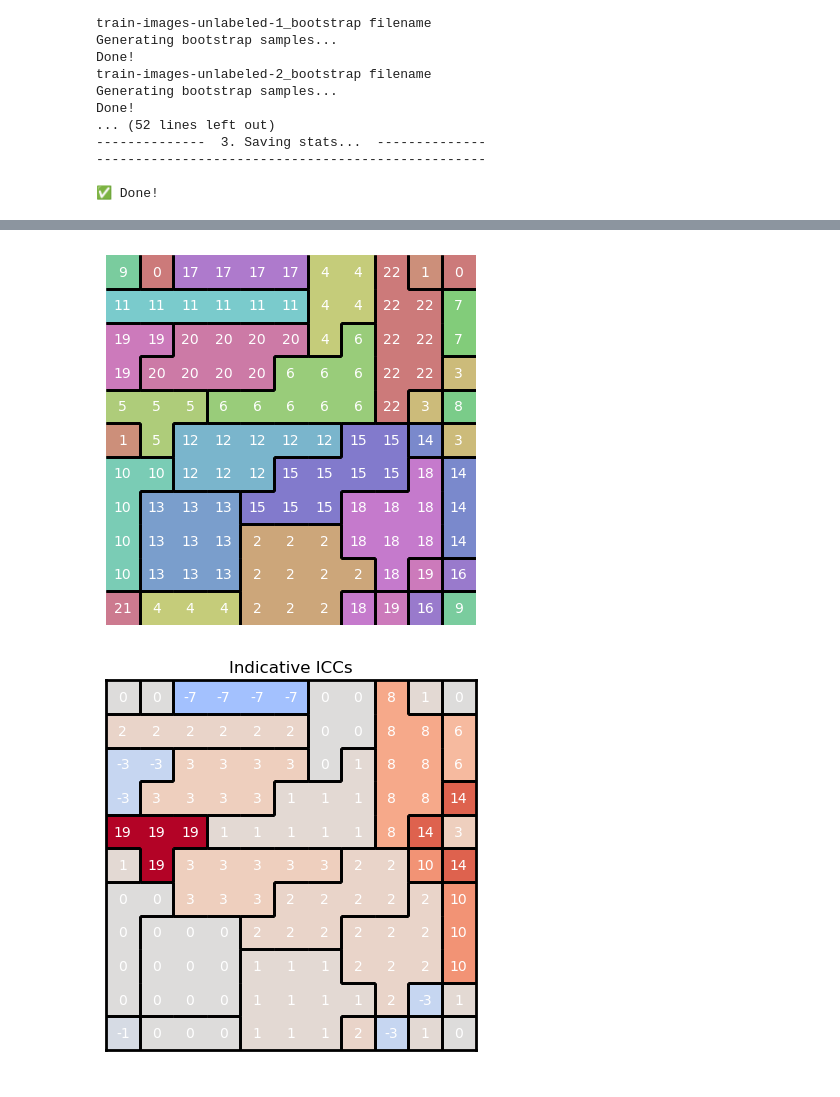
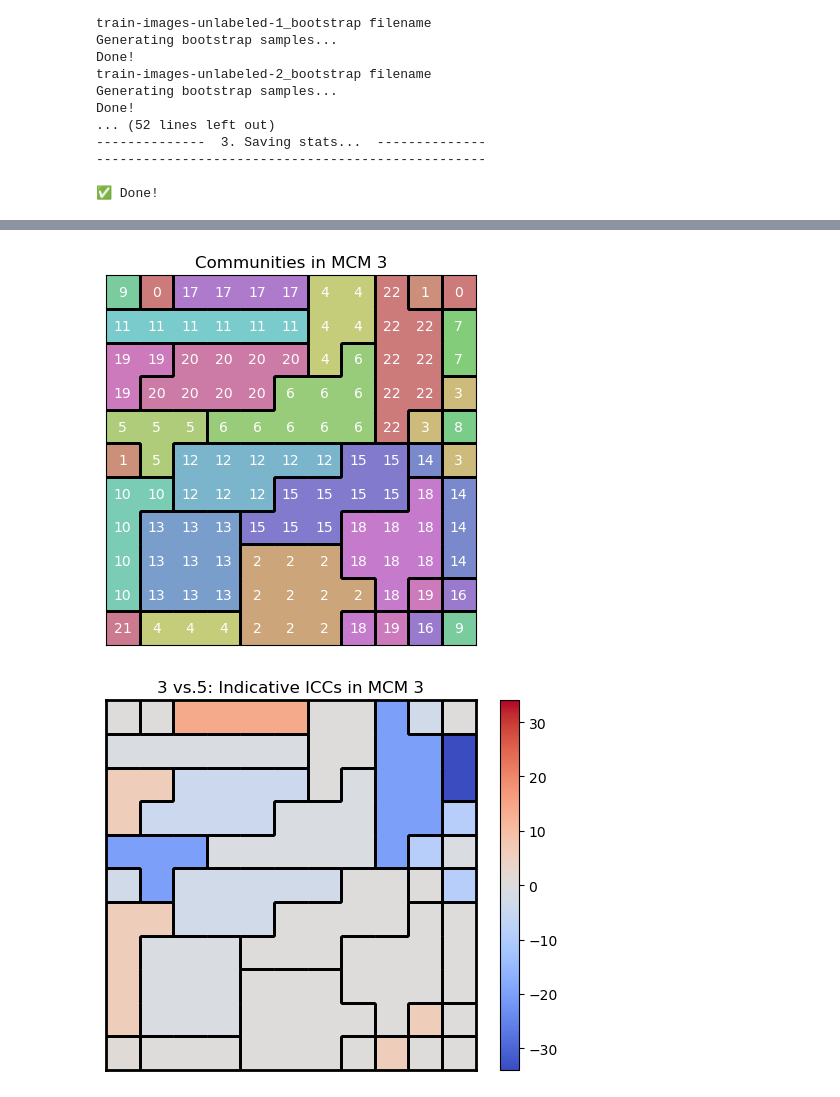
Before and after one commit to PaulHosek/MCM_classifier, a Jupyter notebook: Classifier_1/classifier/bin/reworking_clf.ipynb, the cells around one changed output, grey strips where cells are left out. Drawn from its saved outputs; the diff is of its cells as text; code cells hidden in the pictures.

```diff
--- a/Classifier_1/classifier/bin/reworking_clf.ipynb
+++ b/Classifier_1/classifier/bin/reworking_clf.ipynb
@@ -125,0 +79,2 @@ icc_idx_map = out.reshape((11,11))
+# %%
+mcm_index = 3
@@ -126,16 +84,20 @@ icc_idx_map = out.reshape((11,11))
+# %%
+mcm3_comms_map = myplot.generate_icc_comms_map(all_MCM[mcm_index])
 # %%
 pastel_cmap = myplot.create_pastel_cmap(121)
-borders = myplot.find_borders(icc_idx_map)
-comms = icc_idx_map.astype(int) #TODO use the values here that indicate how indicative this ICC is
+borders = myplot.find_borders(mcm3_comms_map)
+comms = mcm3_comms_map.astype(int) #TODO use the values here that indicate how indicative this ICC is
 lw = 2
 plt.figure()
+plt.title("Communities in MCM 3")
 myplot.draw_all_borders(borders)
 myplot.draw_all_values(comms)
-plt.imshow(icc_idx_map, cmap=pastel_cmap)
-plt.axis("off")
+plt.imshow(mcm3_comms_map, cmap=pastel_cmap)
+plt.xticks([])
+plt.yticks([])
 plt.show()
 # %% [output]
-[figure, old version]
+[figure, new version]
 # %%
 # difference 3 vs. 5
 dif_35 = all_P_icc[:,:,[3,5]].mean(axis=1)
@@ -145,27 +107,26 @@ dif_35 = np.diff(dif_35, axis=1).flatten()
 dif_3r = all_P_icc.mean(axis=1)
 dif_3r = dif_3r[:,3] - dif_3r.mean(axis=1)
 # %%
-bias = (dif_3r[vals]*100).astype(int)
-absmax =bias.flat[np.abs(bias).argmax()] # scale axis
-
+bias = (dif_35[comms]*100).astype(int)
+absmax = np.abs(bias.flat[np.abs(bias).argmax()]) # scale axis
 # diff_map is difference in average probabilities of an ICC over all images of class 3 vs class 5
 # FIXME problem is that borders are not enough to indicate which cells are the same ICC because they must not be adjacent
 
 plt.figure()
 # plt.title("Bias of ICC probabilities in MCM 3 for class 3 vs. class 5.") # plt.title(" Higher values = higher avg P for an image of class 3.")
-plt.title("Indicative ICCs")
+plt.title("3 vs.5: Indicative ICCs in MCM 3")
 myplot.draw_all_borders(borders)
-myplot.draw_all_values(bias) # OR comms
+myplot.draw_all_values(bias,color="black") # bias OR comms
 im = plt.imshow(bias, cmap="coolwarm",vmin=-absmax,vmax=absmax)  # Set the color limits
-# colorbar = plt.colorbar(im)
+colorbar = plt.colorbar(im)
 
 plt.xticks([])
 plt.yticks([])
-for axis in ['top','bottom','left','right']:
-    plt.gca().spines[axis].set_linewidth(2)
+plt.setp(plt.gca().spines.values(), linewidth=2)
+
 plt.show()
 # %% [output]
-[figure, old version]
+[figure, new version]
 # %%
 # need a co-occurance matrix of what it was called
 # 121 by 121 of how destinctive that pixel is between 3 vs. 5
```
Also changed, not shown: parts of 7 cells of this notebook, 12 other files.
